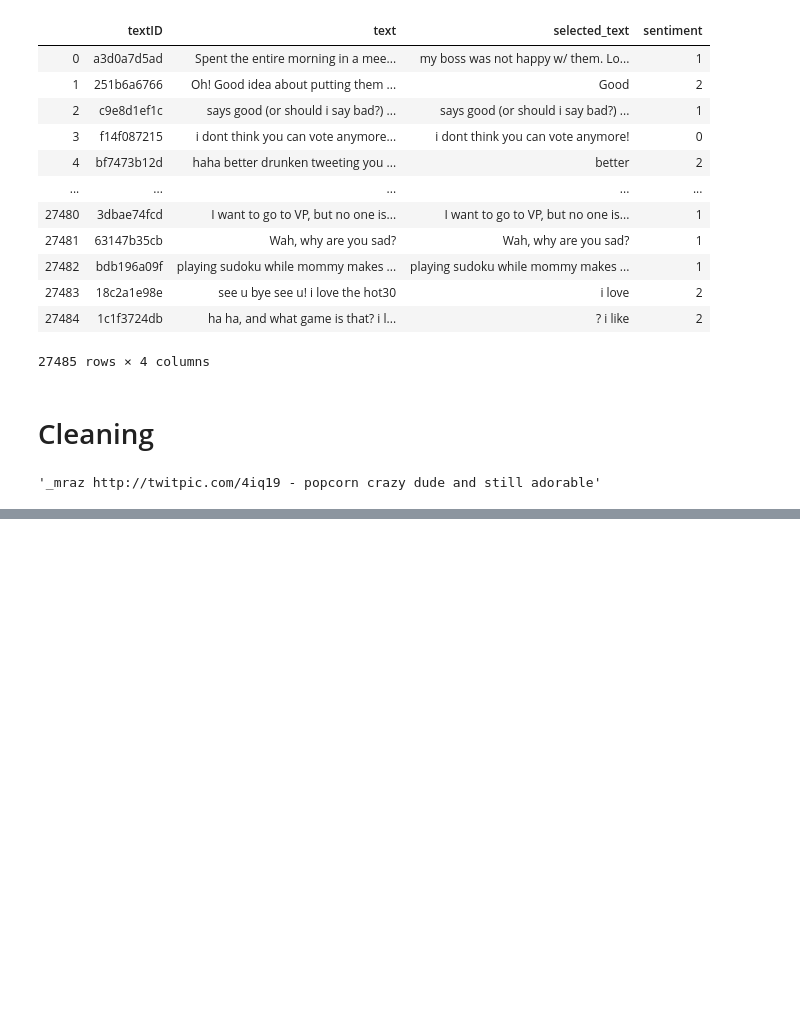
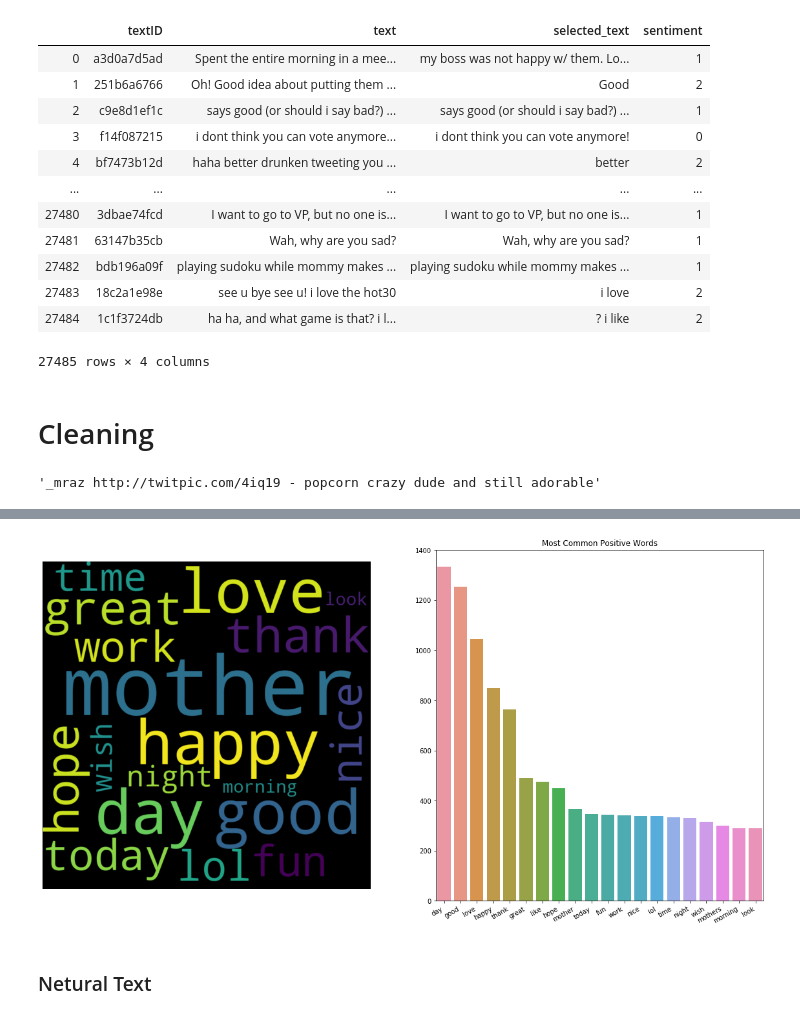
Before and after one commit to FreedomVAce/Tweet_Sentiment_Extraction, a Jupyter notebook: tweet_sentiment_extraction.ipynb, the cells around one changed output, grey strips where cells are left out. Saved outputs shown, nothing was run; the diff lists cells and outputs as text; code cells hidden in the pictures; blank space fills up the shorter version.

```diff
--- a/tweet_sentiment_extraction.ipynb
+++ b/tweet_sentiment_extraction.ipynb
@@ -239,0 +205,29 @@ plt.show()
+# %%
+count_pos = Counter(pos_text)
+top_pos = count_pos.most_common(20)
+pd.DataFrame(top_pos);
+# %%
+pos_words = [word[0] for word in top_pos]
+pos_counts = [word[1] for word in top_pos]
+
+pos_reshape = ' '.join(pos_words)
+
+pos_wordcloud = WordCloud( width=800, height=800,
+                      random_state=50, max_font_size=200).generate(pos_reshape)
+# %%
+fig, ax = plt.subplots(1,2,figsize= (20,10))
+
+ax[0].imshow(pos_wordcloud, interpolation="bilinear")
+ax[0].axis('off')
+
+
+ax[1] = sns.barplot(x=pos_words, y=pos_counts)
+ax[1].set_title('Most Common Positive Words')
+plt.xticks(rotation=30, ha='right')
+
+
+plt.show()
+# %% [output]
+[figure, added]
+# %% [markdown]
+### Netural Text
```
Also changed, not shown: parts of 35 cells of this notebook.
